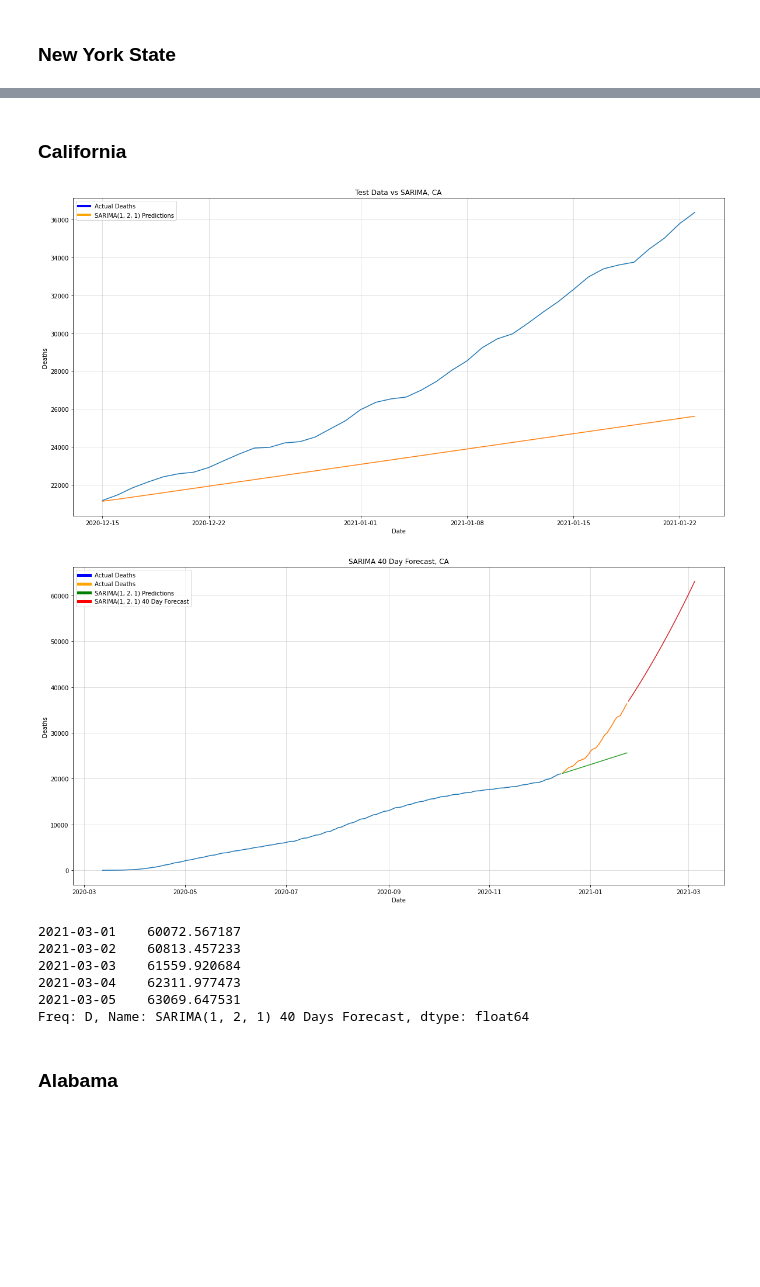
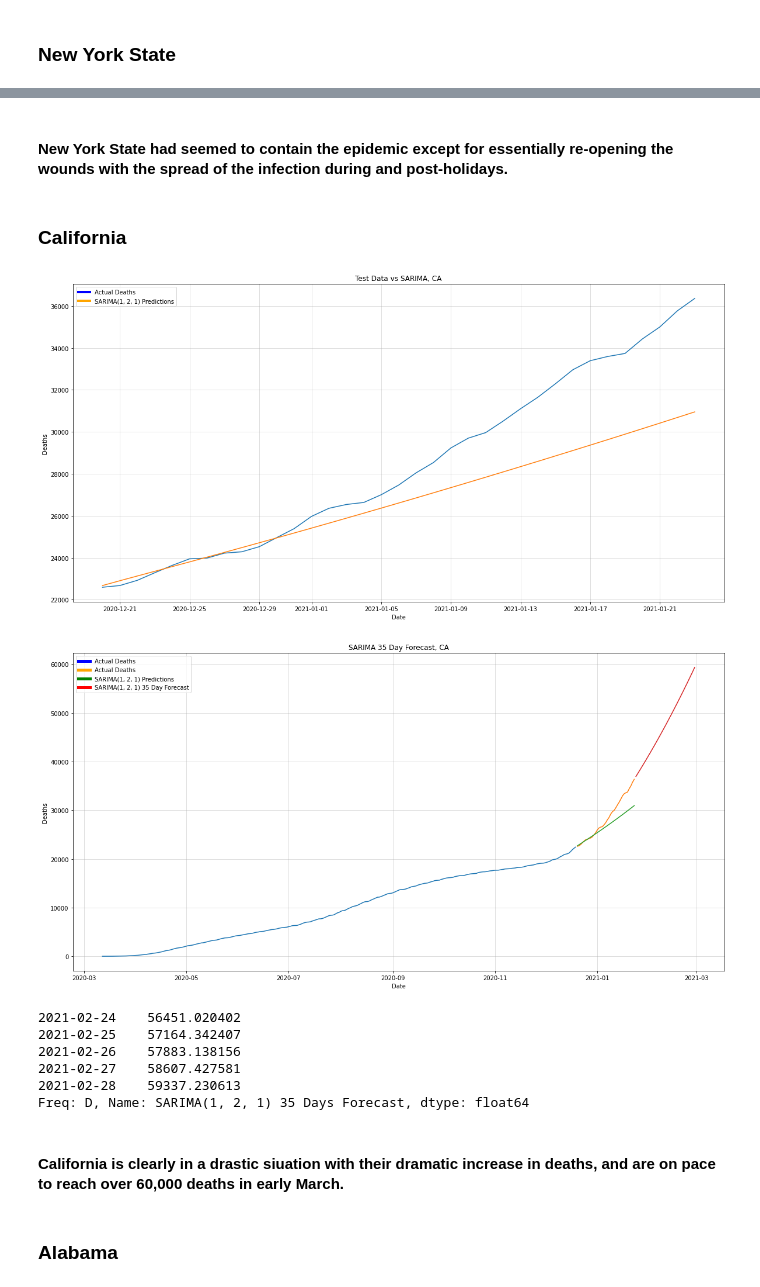
Before and after one commit to JosephDenney/Covid_Analysis, a Jupyter notebook: EDA_Notebook.ipynb, the cells around one changed output, grey strips where cells are left out. Saved outputs shown, nothing was run; the diff lists cells and outputs as text; code cells hidden in the pictures; blank space fills up the shorter version.

```diff
--- a/EDA_Notebook.ipynb
+++ b/EDA_Notebook.ipynb
@@ -829,16 +837,20 @@ Freq: D, Name: SARIMA(0, 2, 5) 40 Days Forecast, dtype: float64
+# %% [markdown]
+#### New York State had seemed to contain the epidemic except for essentially re-opening the wounds with the spread of the infection during and post-holidays.
 # %% [markdown]
 ### California
 # %%
-cas_state(df_states,'CA',40)
+cas_state(df_states,'CA',35)
 # %% [output]
-[figure, old version]
+[figure, new version]
-[figure, old version]
+[figure, new version]
-2021-03-01    60072.567187
-2021-03-02    60813.457233
-2021-03-03    61559.920684
-2021-03-04    62311.977473
-2021-03-05    63069.647531
-Freq: D, Name: SARIMA(1, 2, 1) 40 Days Forecast, dtype: float64
+2021-02-24    56451.020402
+2021-02-25    57164.342407
+2021-02-26    57883.138156
+2021-02-27    58607.427581
+2021-02-28    59337.230613
+Freq: D, Name: SARIMA(1, 2, 1) 35 Days Forecast, dtype: float64
+# %% [markdown]
+#### California is clearly in a drastic siuation with their dramatic increase in deaths, and are on pace to reach over 60,000 deaths in early March.
 # %% [markdown]
 ### Alabama
 # %%
```
Also changed, not shown: parts of 27 cells of this notebook, 1 other file.
